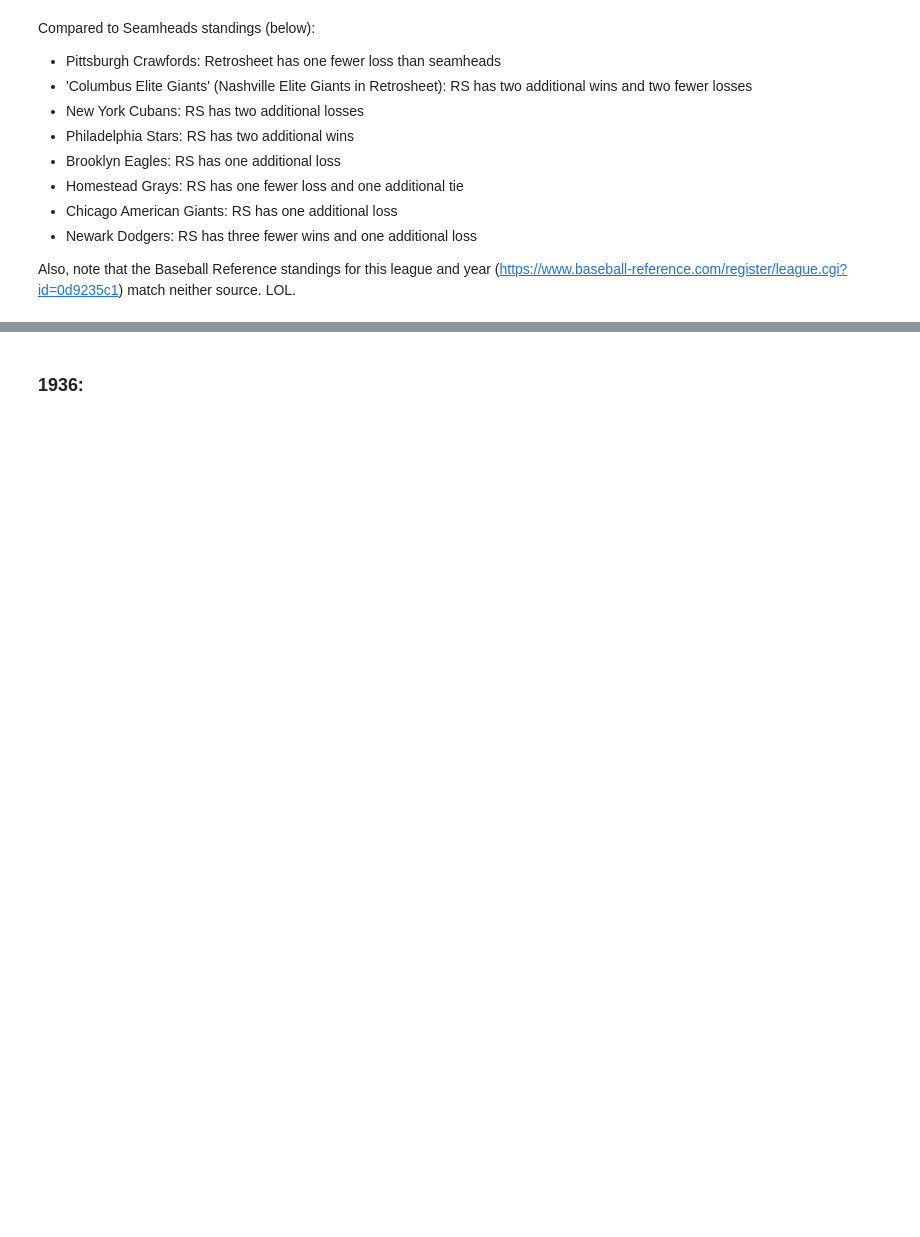
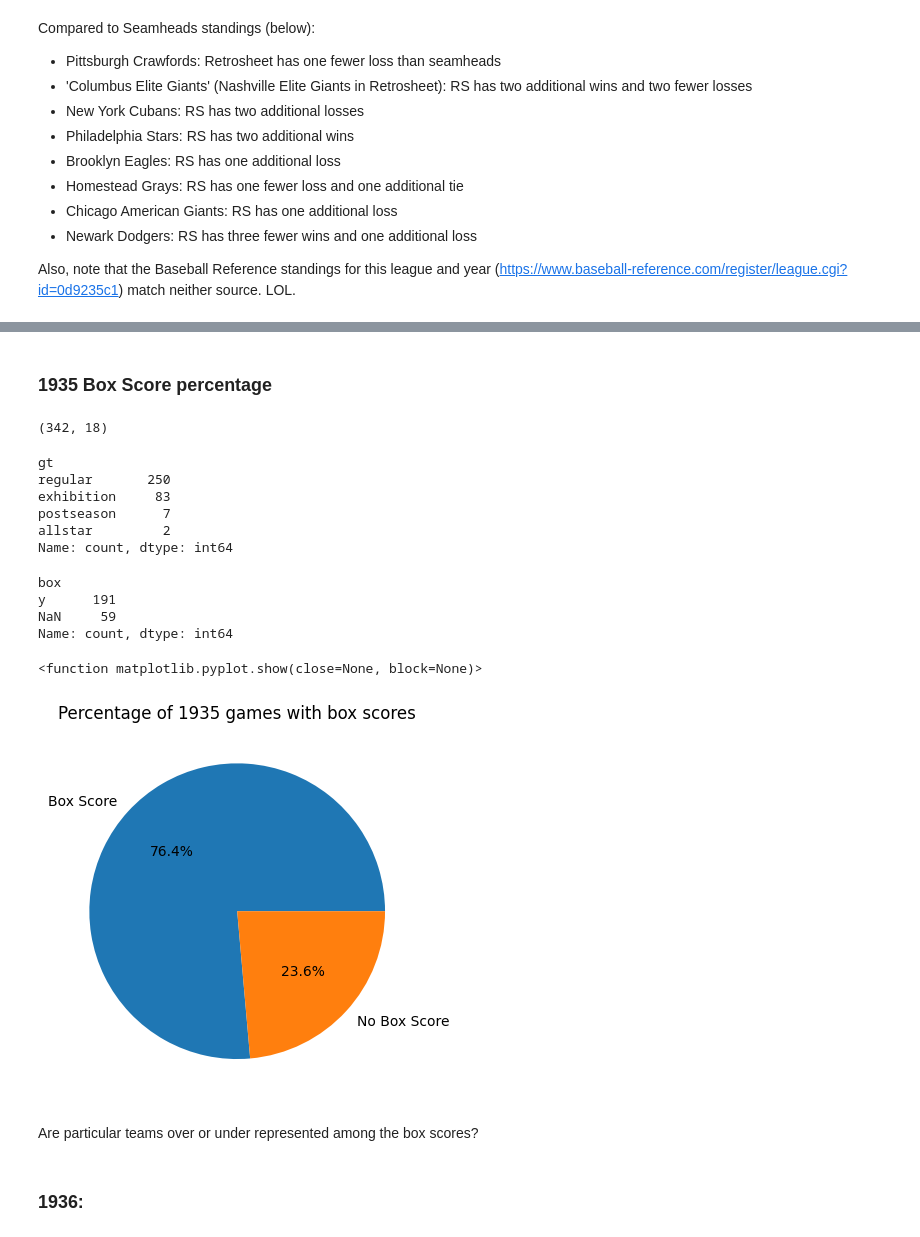
Before and after one commit to lcbogie/NgLgNov2025, a Jupyter notebook: exploration_1.ipynb, the cells around one changed output, grey strips where cells are left out. Cells and saved outputs as stored; diff of their text form; code cells hidden in the pictures; blank space fills up the shorter version.

Commit message:
Began deeper box score percentage exploration 1935

```diff
--- a/exploration_1.ipynb
+++ b/exploration_1.ipynb
@@ -818,6 +818,40 @@ Compared to Seamheads standings (below):
 Also, note that the Baseball Reference standings for this league and year (https://www.baseball-reference.com/register/league.cgi?id=0d9235c1) match neither source. LOL.
 # %% [markdown]
 ![Negro National League Standings 1935](seamheads_NNL_standings_1935.png)
+# %% [markdown]
+### 1935 Box Score percentage
+# %%
+tgi_35.shape
+# %% [output]
+(342, 18)
+# %%
+tgi_35['gt'].value_counts()
+# %% [output]
+gt
+regular       250
+exhibition     83
+postseason      7
+allstar         2
+Name: count, dtype: int64
+# %%
+tgi_35['box'][tgi_35['gt']=='regular'].value_counts(dropna=False)
+# %% [output]
+box
+y      191
+NaN     59
+Name: count, dtype: int64
+# %%
+fig, box_score_1935_pie = plt.subplots()
+box_score_1935_pie.pie(tgi_35['box'][tgi_35['gt']=='regular'].value_counts(dropna=False),
+                labels=['Box Score', 'No Box Score'],
+                autopct='%1.1f%%')
+box_score_1935_pie.set_title("Percentage of 1935 games with box scores")
+plt.show
+# %% [output]
+<function matplotlib.pyplot.show(close=None, block=None)>
+[figure, added]
+# %% [markdown]
+Are particular teams over or under represented among the box scores?
 # %% [markdown]
 ### 1936:
 # %%
```
Also changed, not shown: parts of 7 cells of this notebook.
